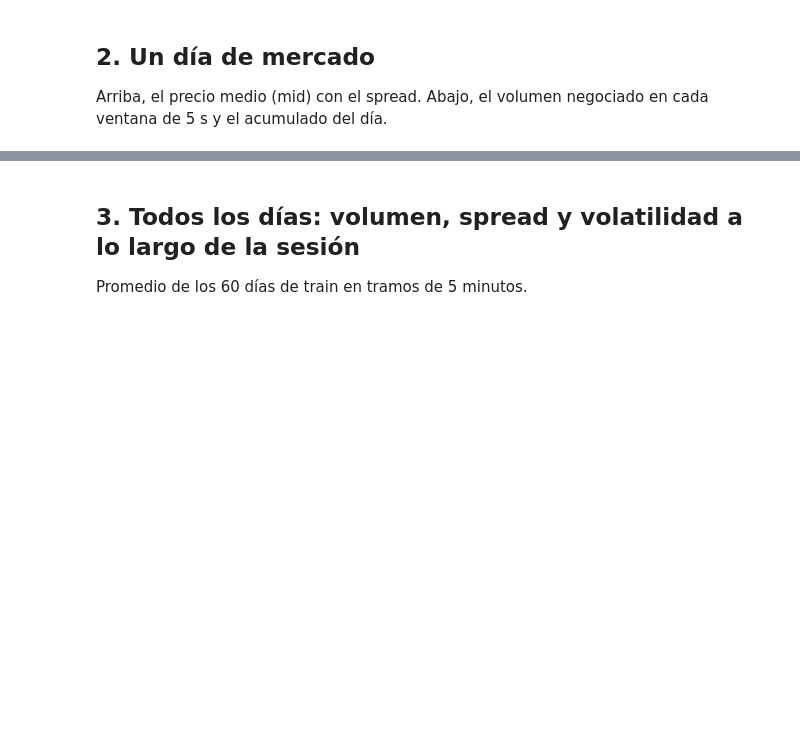
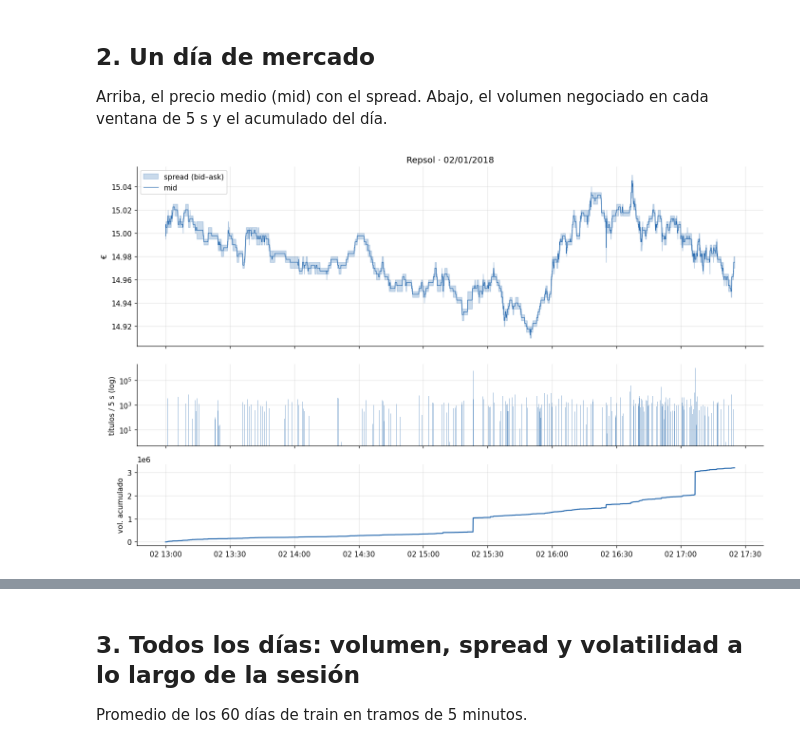
Before and after one commit to Romequinco/rl-execution-agents, a Jupyter notebook: notebooks/00_datos_y_entorno.ipynb, the cells around one changed output, grey strips where cells are left out. Drawn from its saved outputs; the diff is of its cells as text; code cells hidden in the pictures; blank space fills up the shorter version.

```diff
--- a/notebooks/00_datos_y_entorno.ipynb
+++ b/notebooks/00_datos_y_entorno.ipynb
@@ -72,14 +90,16 @@ Arriba, el precio medio (mid) con el spread. Abajo, el volumen negociado en cada
 # %%
 df = train[day0]
 mid = (df.ask1 + df.bid1) / 2
 vol = df.cumvol.diff().clip(lower=0).fillna(0)
 fig, ax = plt.subplots(3, 1, figsize=(13, 8), sharex=True, gridspec_kw={"height_ratios": [2.2, 1, 1]})
 ax[0].fill_between(df.index, df.bid1, df.ask1, color=C_MKT, alpha=0.25, label="spread (bid–ask)")
 ax[0].plot(mid, color=C_MKT, lw=0.8, label="mid")
 ax[0].set_title(f"Repsol · {df.index[0]:%d/%m/%Y}"); ax[0].legend(loc="upper left"); ax[0].set_ylabel("€")
-ax[1].bar(df.index, vol, width=4/86400, color=C_MKT, alpha=0.6); ax[1].set_ylabel("títulos / 5 s")
+ax[1].bar(df.index, vol, width=4/86400, color=C_MKT, alpha=0.6); ax[1].set_yscale("log"); ax[1].set_ylabel("títulos / 5 s (log)")
 ax[2].plot(df.cumvol - df.cumvol.iloc[0], color=C_MKT); ax[2].set_ylabel("vol. acumulado")
 plt.tight_layout()
+# %% [output]
+[figure, added]
 # %%
 zoom = df.iloc[1200:1260]   # 5 minutos
 fig, ax = plt.subplots(figsize=(13, 3))
```
Also changed, not shown: parts of 24 cells of this notebook, 9 other files.
